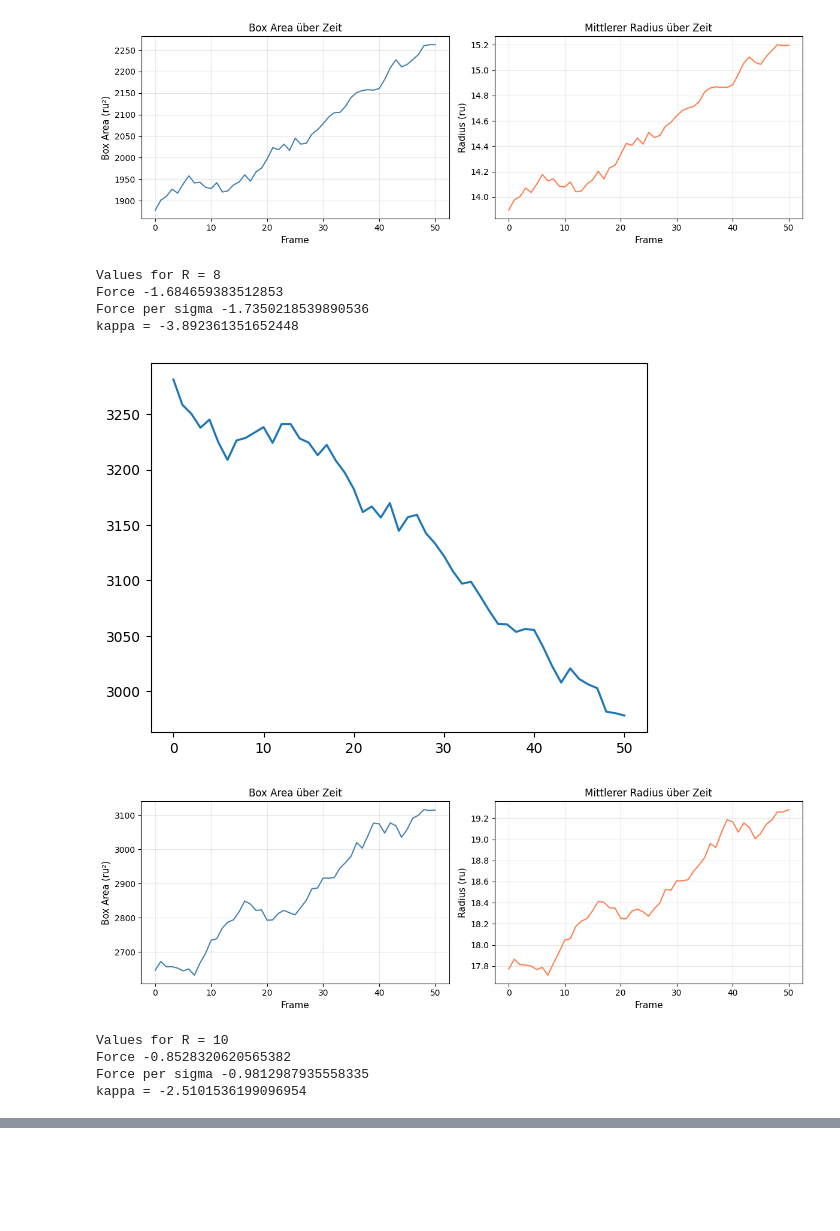
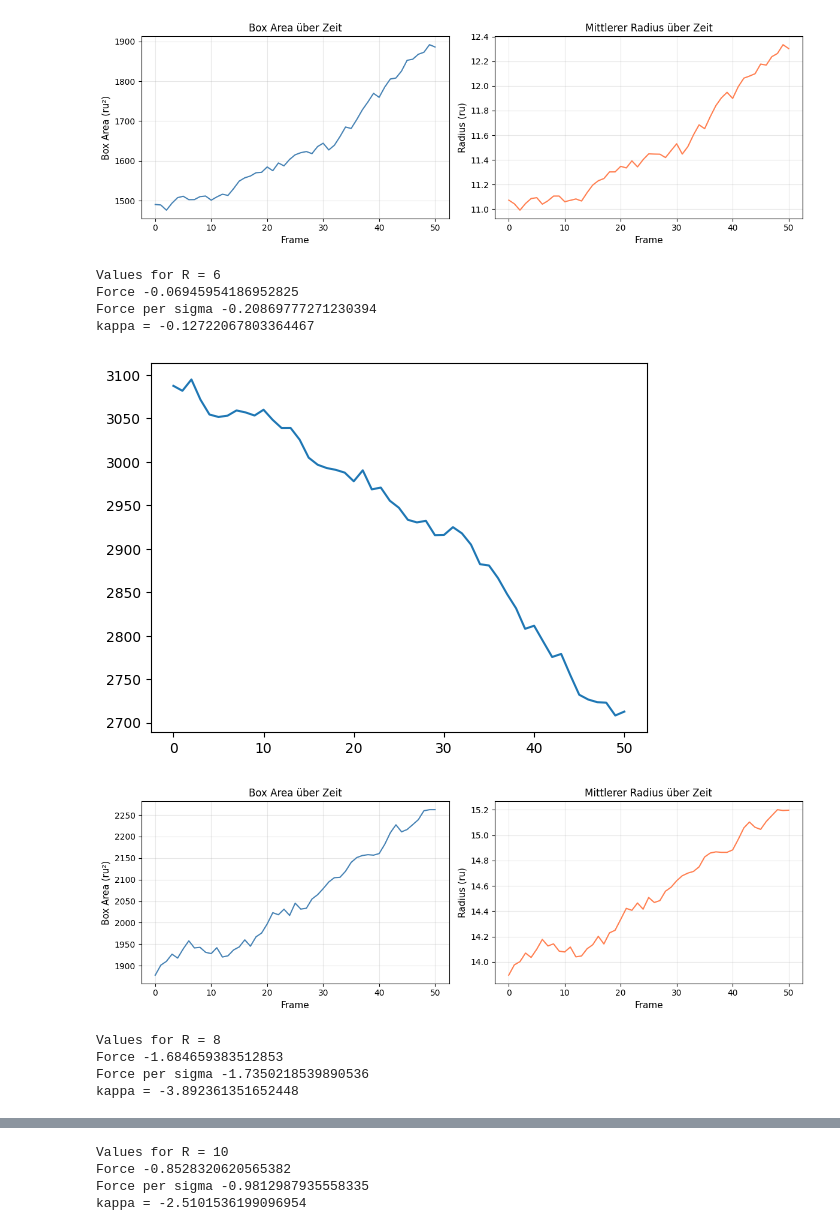
Before and after one commit to G-Scherer/dpd_simulation, a Jupyter notebook: bending_modulus/analysis/analysis_tether.ipynb, the cells around one changed output, grey strips where cells are left out. Drawn from its saved outputs; the diff is of its cells as text; code cells hidden in the pictures; blank space fills up the shorter version.

```diff
--- a/bending_modulus/analysis/analysis_tether.ipynb
+++ b/bending_modulus/analysis/analysis_tether.ipynb
@@ -59,7 +59,9 @@ def running_avg(lst):
 
     plt.plot(avg_lst)
 # %%
-rads = ["8", "10"]
+dir = "/home/gabriel/Dokumente/bachelor_thesis/dpd_simulation/bending_modulus/"
+
+rads = ["6", "8", "10"]
 
 for R in rads:
 
@@ -103,41 +105,41 @@ for R in rads:
     force = np.mean(force_z)
     force_sigma = np.mean(sigma_zz)*area
 
     kappa = force*radius/(2*np.pi)
 
     fig, axes = plt.subplots(1, 2, figsize=(12, 4))
 
     axes[0].plot(box, linewidth=1.5, color='steelblue')
     axes[0].set_xlabel('Frame', fontsize=11)
     axes[0].set_ylabel('Box Area (ru²)', fontsize=11)
     axes[0].set_title('Box Area über Zeit', fontsize=12)
     axes[0].grid(True, alpha=0.3)
 
     axes[1].plot(radii, linewidth=1.5, color='coral')
     axes[1].set_xlabel('Frame', fontsize=11)
     axes[1].set_ylabel('Radius (ru)', fontsize=11)
     axes[1].set_title('Mittlerer Radius über Zeit', fontsize=12)
     axes[1].grid(True, alpha=0.3)
 
     plt.tight_layout()
     plt.show()
 
     print(f"Values for R = {R}")
     print(f"Force {force}")
     print(f"Force per sigma {force_sigma}")
 
     plt.plot(cyl_area)
 
     print(f"kappa = {kappa}")
 # %% [output]
-[figure, old version]
+[figure, new version]
-Values for R = 8
-Force -1.684659383512853
-Force per sigma -1.7350218539890536
-kappa = -3.892361351652448
+Values for R = 6
+Force -0.06945954186952825
+Force per sigma -0.20869777271230394
+kappa = -0.12722067803364467
-[figure, old version]
+[figure, new version]
-[figure, old version]
+[figure, new version]
-Values for R = 10
-Force -0.8528320620565382
-Force per sigma -0.9812987935558335
-kappa = -2.5101536199096954
+Values for R = 8
+Force -1.684659383512853
+Force per sigma -1.7350218539890536
+kappa = -3.892361351652448
@@ -144,0 +148,4 @@ kappa = -2.5101536199096954
+Values for R = 10
+Force -0.8528320620565382
+Force per sigma -0.9812987935558335
+kappa = -2.5101536199096954
```
Also changed, not shown: parts of 1 cell of this notebook, 14 other files.
